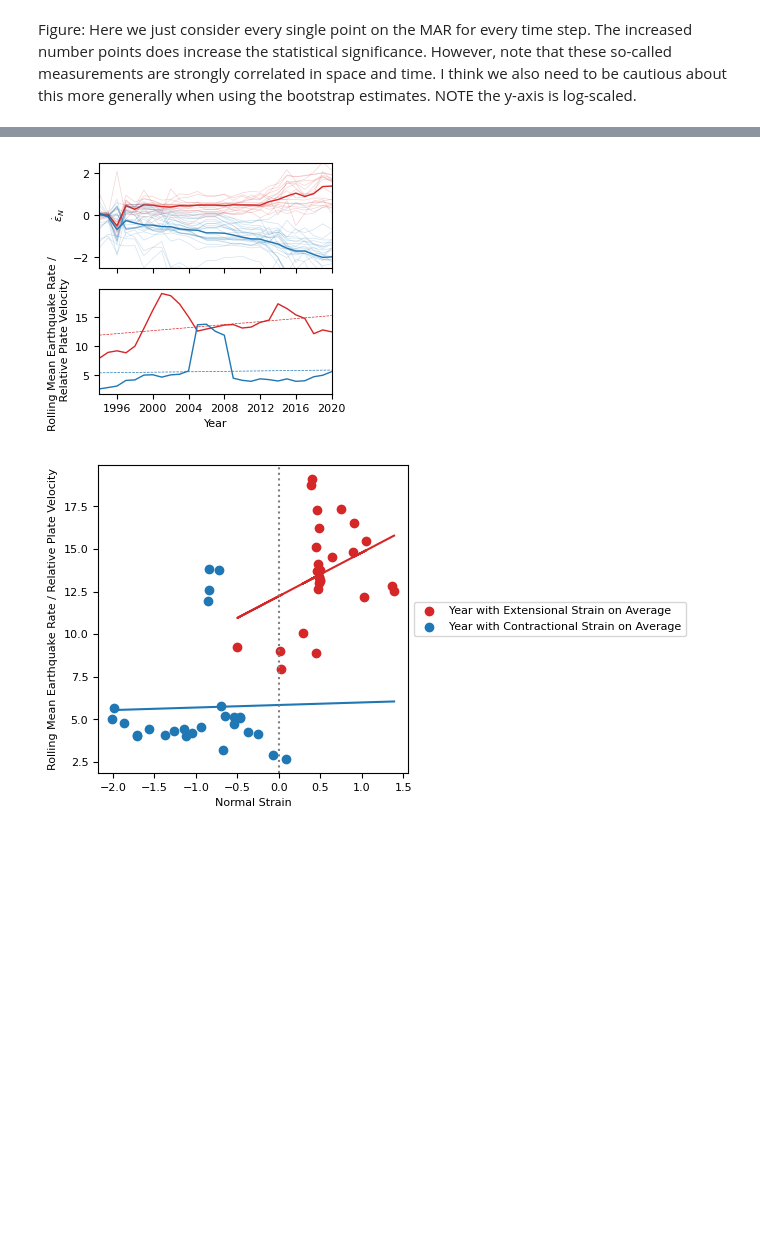
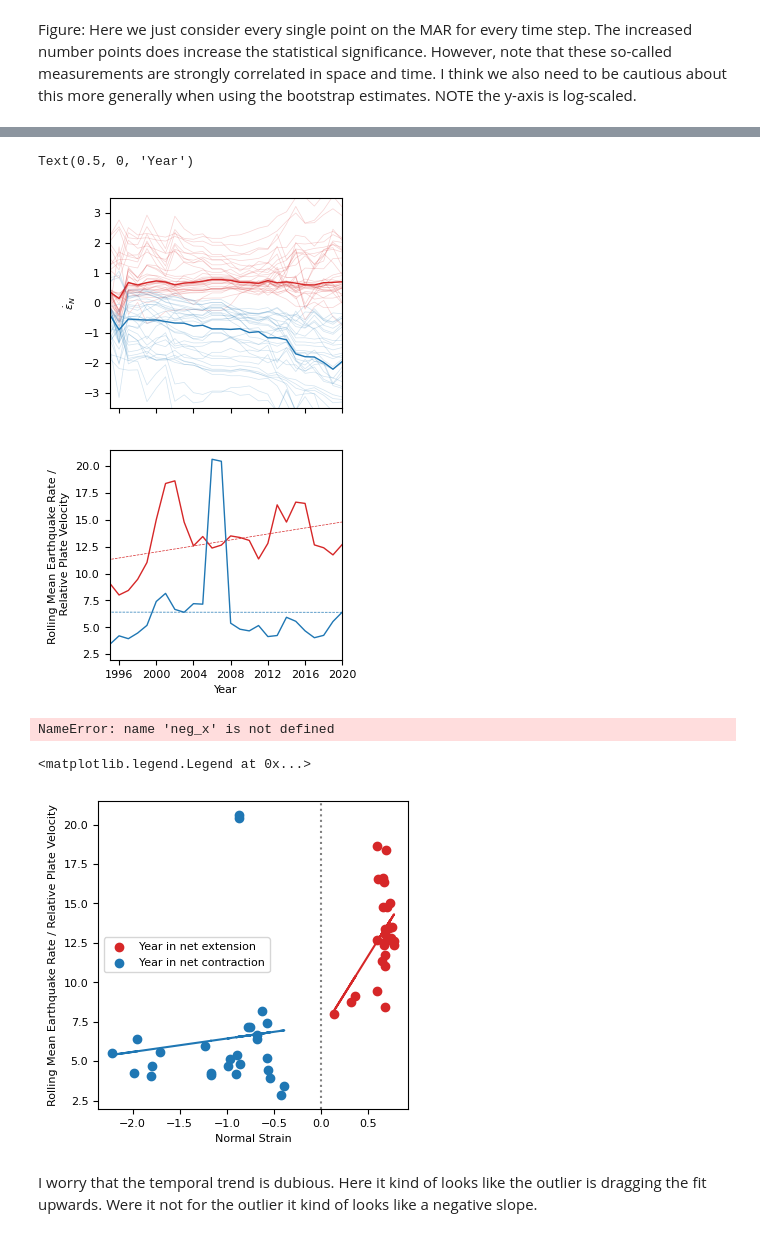
Before and after one commit to keliankaz/GrGIA_seismicity, a Jupyter notebook: gr_gia_seismic_NORTH_ATLANTIC.ipynb, the cells around one changed output, grey strips where cells are left out. Drawn from its saved outputs; the diff is of its cells as text; code cells hidden in the pictures; blank space fills up the shorter version.

```diff
--- a/gr_gia_seismic_NORTH_ATLANTIC.ipynb
+++ b/gr_gia_seismic_NORTH_ATLANTIC.ipynb
@@ -308,21 +375,11 @@ plt.colorbar(
 # %% [markdown]
 ## Variations in time and space:
 # %%
-NUMBER_OF_PERIODS = 28  # number of periods to split the catalog into
-WINDOW_SIZE = 100  # km
-NUMBER_OF_EVENTS = 200
-
 catalog = earthquakes.catalog
 
 rate_grid = []
 b_time = []
 all_indices = []
-
-date_range = pd.date_range(
-    start=datetime.datetime(GrGIA_strain_metadata["starttime"], 1, 1),
-    end=datetime.datetime(GrGIA_strain_metadata["endtime"], 1, 1),
-    periods=NUMBER_OF_PERIODS,
-)
 
 delta_t = date_range[1] - date_range[0]
 print(delta_t)
@@ -334,7 +391,7 @@ for t1, t2 in zip(date_range[:-1], date_range[1:]):
         sub_catalog,
         MAR.merged_geometry_meters,
         fun=radius_search,
-        kwarg={"radius": WINDOW_SIZE},
+        kwarg={"radius":  plate_boundary_metadata["stepsize"]/1e3},
     )
     all_indices.append(indices)
     rate_grid.append([len(i) for i in indices])
@@ -1065,7 +982,9 @@ def get_spreading_rate(
 ) -> np.ndarray:
     """Gets the relative plate rate at a plate boundary for each lat lon pair given two euler poles
 
-    The `pole` contains the **** lon, lat **** and angular roation rate (assumed to be in deg/MA). Note that a relatively exhaustive list of pole can be found in the following link:
+    The `pole` contains the **** lon, lat **** and angular roation rate (assumed to be in deg/MA).
+
+    Note that a relatively exhaustive list of pole can be found in the following link:
     http://peterbird.name/oldFTP/PB2002/PB2002_poles.dat.txt
 
     Returns the spreading rate in km/Ma (or, equivalently mm/yr)
@@ -1366,8 +1253,10 @@ plt.tight_layout()
 # %%
-tshift = 2
+NUMBER_OF_EVENTS = 200
+WINDOW_SIZE = 100
+tshift = 1
 date_range2 = pd.date_range(
-    start=datetime.datetime(GrGIA_strain_metadata["starttime"] - tshift, 1, 1),
-    end=datetime.datetime(GrGIA_strain_metadata["endtime"] + tshift, 1, 1),
+    start=datetime.datetime(GrGIA_strain_metadata["data_config"]["starttime"] - tshift, 1, 1),
+    end=datetime.datetime(GrGIA_strain_metadata["data_config"]["endtime"] + tshift, 1, 1),
     periods=28+2*tshift,
 )
 delta_t2 = date_range2[1] - date_range2[0]
@@ -1398,5 +1287,6 @@ rate_grid2 = np.array(rate_grid2).T
 # %%
-fig, ax = plt.subplots(2,1,figsize=(3,3), sharex=True)
+
+fig, ax = plt.subplots(2,1,figsize=(3,6), sharex=True)
 
 ns_val = 0.25
 ns_df = pd.DataFrame(normal_strain_grid)
@@ -1410,41 +1300,48 @@ ax[0].plot(-neg_ns_df.T,lw=0.5,color='C3',alpha=0.2)
 ax[0].plot(-neg_ns_df.median(),lw=1,color='C3')
 ax[0].plot(-pos_ns_df.T,lw=0.5,color='C0',alpha=0.2)
 ax[0].plot(-pos_ns_df.median(),lw=1,color='C0')
-ax[0].set_ylim([-2.5, 2.5])
+ax[0].set_ylim([-3.5, 3.5])
 ax[0].set_ylabel(r"$\dot{\epsilon}_N$")
-ax[0].autoscale(enable=True, axis='x', tight=True)
 
 
 
 rate_df = pd.DataFrame(rate_grid2[:, :], columns=date_range2[1:])
 pv_df = pd.DataFrame(plate_boundary_velocity, index=rate_df.index)
 norm_rate_df = rate_df.div(pv_df.values, axis=0)
 norm_rate_df = norm_rate_df[:-1]
 
 #Calc Rolling Mean
 pos_rate_df = norm_rate_df.loc[ns_df.mean(axis=1) > ns_val]
 pos_rate_df_rm = pos_rate_df.sum().rolling(2*tshift, center=True).mean().iloc[tshift:-tshift]
 neg_rate_df = norm_rate_df.loc[ns_df.mean(axis=1) < ns_val]
 neg_rate_df_rm = neg_rate_df.sum().rolling(2*tshift, center=True).mean().iloc[tshift:-tshift]
 
 #Calc Linear fit
 px, py  =np.arange(len(pos_rate_df_rm)), pos_rate_df_rm.values
 pos_p = np.poly1d(np.polyfit(px, py, 1))
 nx, ny  =np.arange(len(neg_rate_df_rm)), neg_rate_df_rm.values
 neg_p = np.poly1d(np.polyfit(nx, ny, 1))
 
 #Plot EQs
 ax[1].plot(neg_rate_df_rm,lw=1,color='C3')
 ax[1].plot(neg_rate_df_rm.index, neg_p(nx), color='C3', ls='--', lw=0.5)
 ax[1].plot(pos_rate_df_rm,lw=1,color='C0')
 ax[1].plot(pos_rate_df_rm.index, pos_p(px), color='C0', ls='--', lw=0.5)
 
 
 ax[1].set_ylabel("Rolling Mean Earthquake Rate / \n Relative Plate Velocity")
 ax[1].set_xlabel("Year")
-ax[1].autoscale(enable=True, axis='x', tight=True)
+
+# ax[2].plot((-neg_ns_df.median())- (-pos_ns_df.median()),c='orange', label='Strain difference')
+# ax2b = ax[2].twinx()
+# ax2b.plot(neg_rate_df_rm.index, neg_rate_df_rm-pos_rate_df_rm,c='k', label='Eq. rate difference')
 # %% [output]
+Text(0.5, 0, 'Year')
-[figure, old version]
+[figure, new version]
+# %%
+neg_x
+# %% [output]
+NameError: name 'neg_x' is not defined
 # %%
 fig, ax = plt.subplots(1,1,sharex=True,figsize=(4,4))
 
@@ -1456,18 +1353,21 @@ pos_x, pos_y = -pos_ns_df.median().values, pos_rate_df_rm.values
 x = np.append(neg_x, pos_x)
 x.sort()
 
-ax.scatter(neg_x, neg_y, color='C3',label="Year with Extensional Strain on Average")
+ax.scatter(neg_x, neg_y, color='C3',label="Year in net extension")
 neg_p = np.poly1d(np.polyfit(neg_x, neg_y, 1))
 ax.plot(neg_x, neg_p(neg_x), color='C3')
 
-ax.scatter(pos_x, pos_y, color='C0',label="Year with Contractional Strain on Average")
+ax.scatter(pos_x, pos_y, color='C0',label="Year in net contraction")
 pos_p = np.poly1d(np.polyfit(pos_x, pos_y, 1))
-ax.plot(x, pos_p(x), color='C0')
+ax.plot(pos_x, pos_p(pos_x), color='C0')
 
 
 ax.axvline(0, color='grey', ls=':')
 ax.set_ylabel("Rolling Mean Earthquake Rate / Relative Plate Velocity")
 ax.set_xlabel("Normal Strain")
-lg = ax.legend(loc='center left', bbox_to_anchor=(1, 0.5))
+ax.legend()
 # %% [output]
+<matplotlib.legend.Legend at 0x...>
-[figure, old version]
+[figure, new version]
+# %% [markdown]
+I worry that the temporal trend is dubious. Here it kind of looks like the outlier is dragging the fit upwards. Were it not for the outlier it kind of looks like a negative slope.
```
Also changed, not shown: parts of 28 cells of this notebook.
